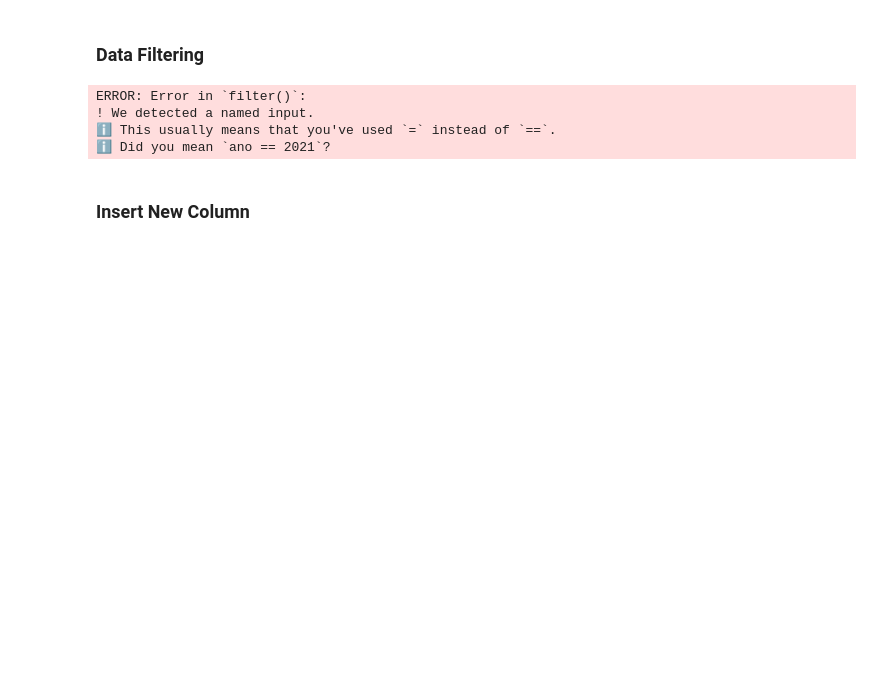
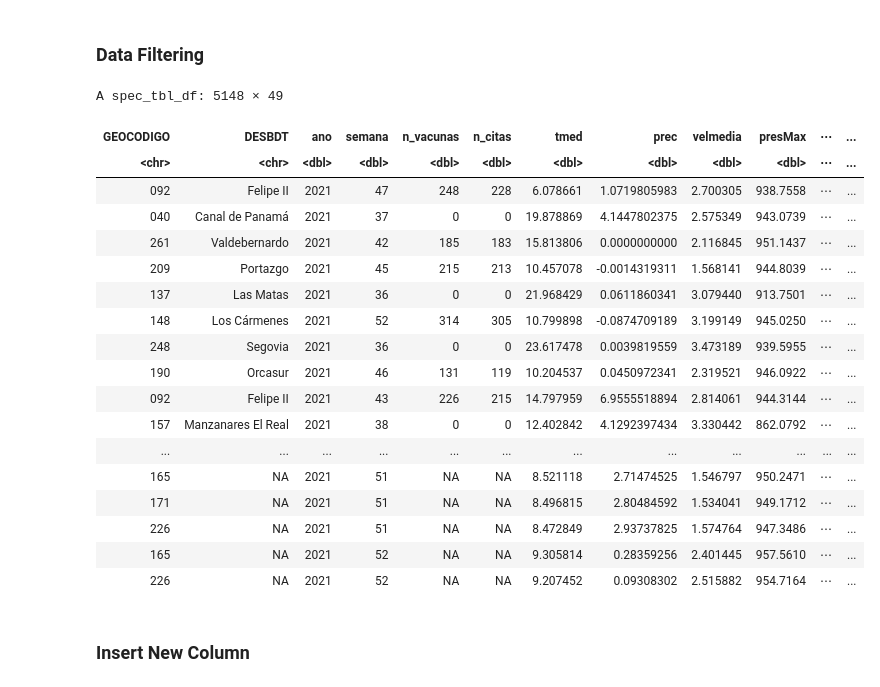
Before and after one commit to URJCDSLab/CitizenLab-Research-and-Development, a Jupyter notebook: casos_urjc/notebooks/dominios_II_y_III/04_vacunas/14.- Feature Data Transform_04_19_vacunacion_completo_v_01.ipynb, the cells around one changed output. Cells and saved outputs as stored; diff of their text form; code cells hidden in the pictures; blank space fills up the shorter version.

```diff
--- a/casos_urjc/notebooks/dominios_II_y_III/04_vacunas/14.- Feature Data Transform_04_19_vacunacion_completo_v_01.ipynb
+++ b/casos_urjc/notebooks/dominios_II_y_III/04_vacunas/14.- Feature Data Transform_04_19_vacunacion_completo_v_01.ipynb
@@ -181,12 +202,27 @@ A tibble: 21736 × 1
 # %% [markdown]
 ### Data Filtering
 # %%
-data |> filter(ano = 2021)
+data |> filter(ano == 2021)
 # %% [output]
-ERROR: Error in `filter()`:
-! We detected a named input.
-ℹ This usually means that you've used `=` instead of `==`.
-ℹ Did you mean `ano == 2021`?
+A spec_tbl_df: 5148 × 49
+| GEOCODIGO | DESBDT | ano | semana | n_vacunas | n_citas | tmed | prec | velmedia | presMax | ⋯ | ... |
+| <chr> | <chr> | <dbl> | <dbl> | <dbl> | <dbl> | <dbl> | <dbl> | <dbl> | <dbl> | ⋯ | ... |
+| 092 | Felipe II | 2021 | 47 | 248 | 228 | 6.078661 | 1.0719805983 | 2.700305 | 938.7558 | ⋯ | ... |
+| 040 | Canal de Panamá | 2021 | 37 | 0 | 0 | 19.878869 | 4.1447802375 | 2.575349 | 943.0739 | ⋯ | ... |
+| 261 | Valdebernardo | 2021 | 42 | 185 | 183 | 15.813806 | 0.0000000000 | 2.116845 | 951.1437 | ⋯ | ... |
+| 209 | Portazgo | 2021 | 45 | 215 | 213 | 10.457078 | -0.0014319311 | 1.568141 | 944.8039 | ⋯ | ... |
+| 137 | Las Matas | 2021 | 36 | 0 | 0 | 21.968429 | 0.0611860341 | 3.079440 | 913.7501 | ⋯ | ... |
+| 148 | Los Cármenes | 2021 | 52 | 314 | 305 | 10.799898 | -0.0874709189 | 3.199149 | 945.0250 | ⋯ | ... |
+| 248 | Segovia | 2021 | 36 | 0 | 0 | 23.617478 | 0.0039819559 | 3.473189 | 939.5955 | ⋯ | ... |
+| 190 | Orcasur | 2021 | 46 | 131 | 119 | 10.204537 | 0.0450972341 | 2.319521 | 946.0922 | ⋯ | ... |
+| 092 | Felipe II | 2021 | 43 | 226 | 215 | 14.797959 | 6.9555518894 | 2.814061 | 944.3144 | ⋯ | ... |
+| 157 | Manzanares El Real | 2021 | 38 | 0 | 0 | 12.402842 | 4.1292397434 | 3.330442 | 862.0792 | ⋯ | ... |
+| ... | ... | ... | ... | ... | ... | ... | ... | ... | ... | ... | ... |
+| 165 | NA | 2021 | 51 | NA | NA | 8.521118 | 2.71474525 | 1.546797 | 950.2471 | ⋯ | ... |
+| 171 | NA | 2021 | 51 | NA | NA | 8.496815 | 2.80484592 | 1.534041 | 949.1712 | ⋯ | ... |
+| 226 | NA | 2021 | 51 | NA | NA | 8.472849 | 2.93737825 | 1.574764 | 947.3486 | ⋯ | ... |
+| 165 | NA | 2021 | 52 | NA | NA | 9.305814 | 0.28359256 | 2.401445 | 957.5610 | ⋯ | ... |
+| 226 | NA | 2021 | 52 | NA | NA | 9.207452 | 0.09308302 | 2.515882 | 954.7164 | ⋯ | ... |
 # %% [markdown]
 ### Insert New Column
 # %%
```
Also changed, not shown: parts of 5 cells of this notebook, 4 other files.
